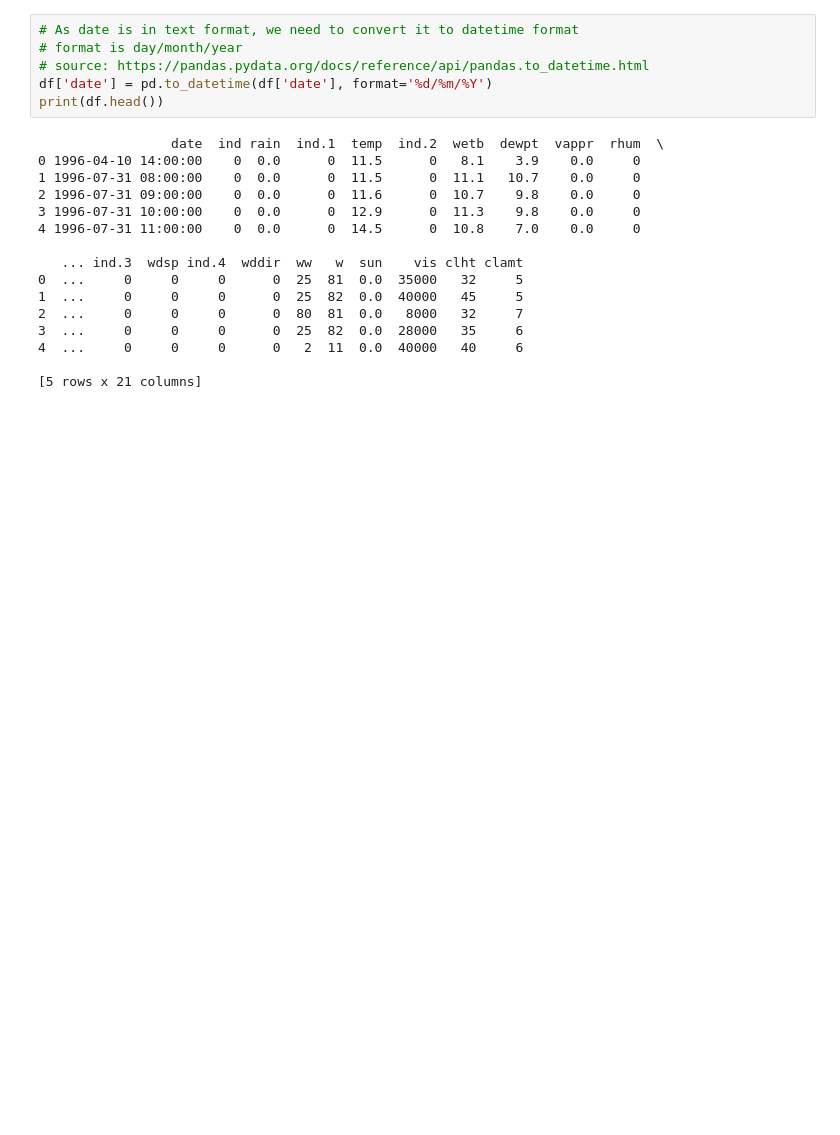
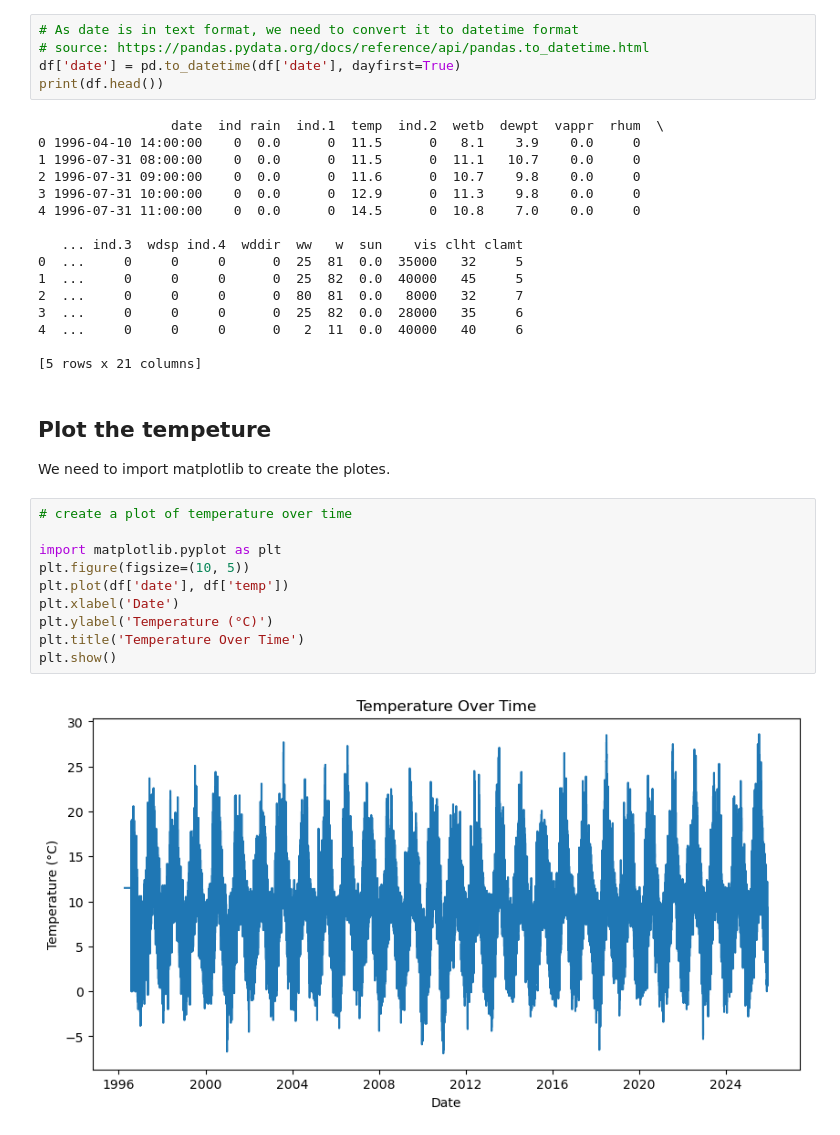
Before and after one commit to tanyasanjuan/pfda-assignments, a Jupyter notebook: Week06/assignment_6_weather.ipynb, the cells around one changed output. Cells and saved outputs as stored; diff of their text form; blank space fills up the shorter version.

Commit message:
Plot - tempeture

```diff
--- a/Week06/assignment_6_weather.ipynb
+++ b/Week06/assignment_6_weather.ipynb
@@ -35,9 +38,8 @@ df.head()
 5 rows × 21 columns
 # %%
 # As date is in text format, we need to convert it to datetime format
-# format is day/month/year
 # source: https://pandas.pydata.org/docs/reference/api/pandas.to_datetime.html
-df['date'] = pd.to_datetime(df['date'], format='%d/%m/%Y')
+df['date'] = pd.to_datetime(df['date'], dayfirst=True)
 print(df.head())
 # %% [output]
                  date  ind rain  ind.1  temp  ind.2  wetb  dewpt  vappr  rhum  \
@@ -55,3 +57,18 @@ print(df.head())
 4  ...     0     0     0      0   2  11  0.0  40000   40     6
 
 [5 rows x 21 columns]
+# %% [markdown]
+## Plot the tempeture
+We need to import matplotlib to create the plotes.
+# %%
+# create a plot of temperature over time
+
+import matplotlib.pyplot as plt
+plt.figure(figsize=(10, 5))
+plt.plot(df['date'], df['temp'])
+plt.xlabel('Date')
+plt.ylabel('Temperature (°C)')
+plt.title('Temperature Over Time')
+plt.show()
+# %% [output]
+[figure, added]
```
Also changed, not shown: parts of 1 cell of this notebook.
